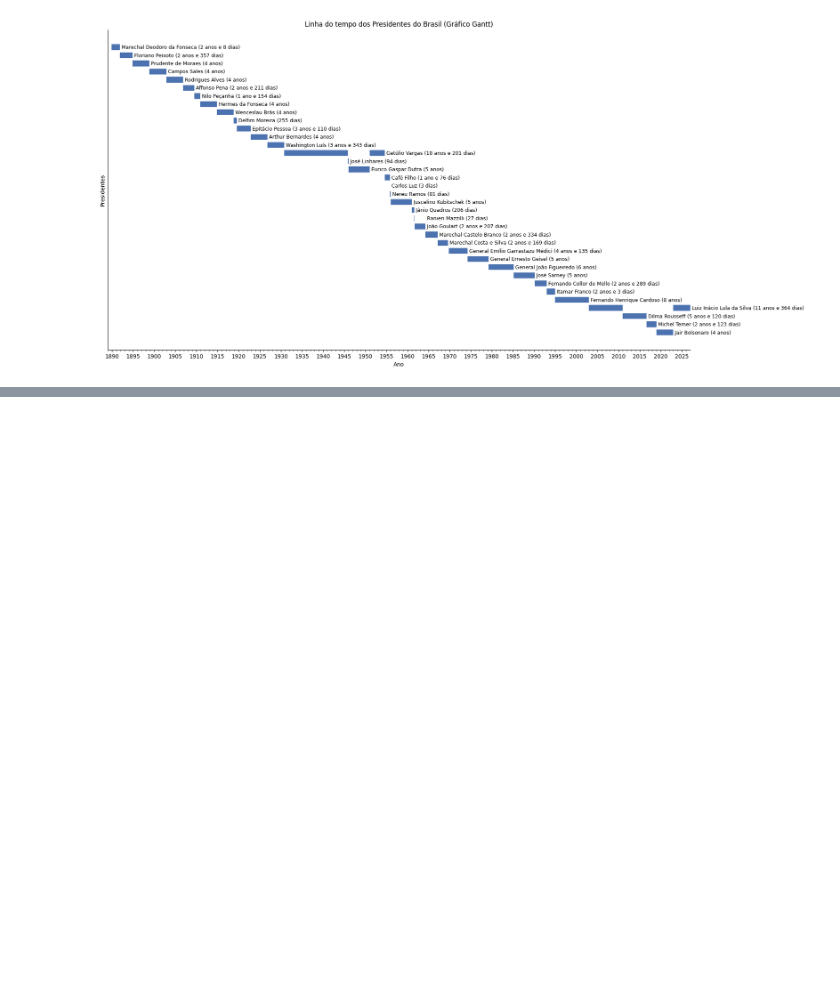
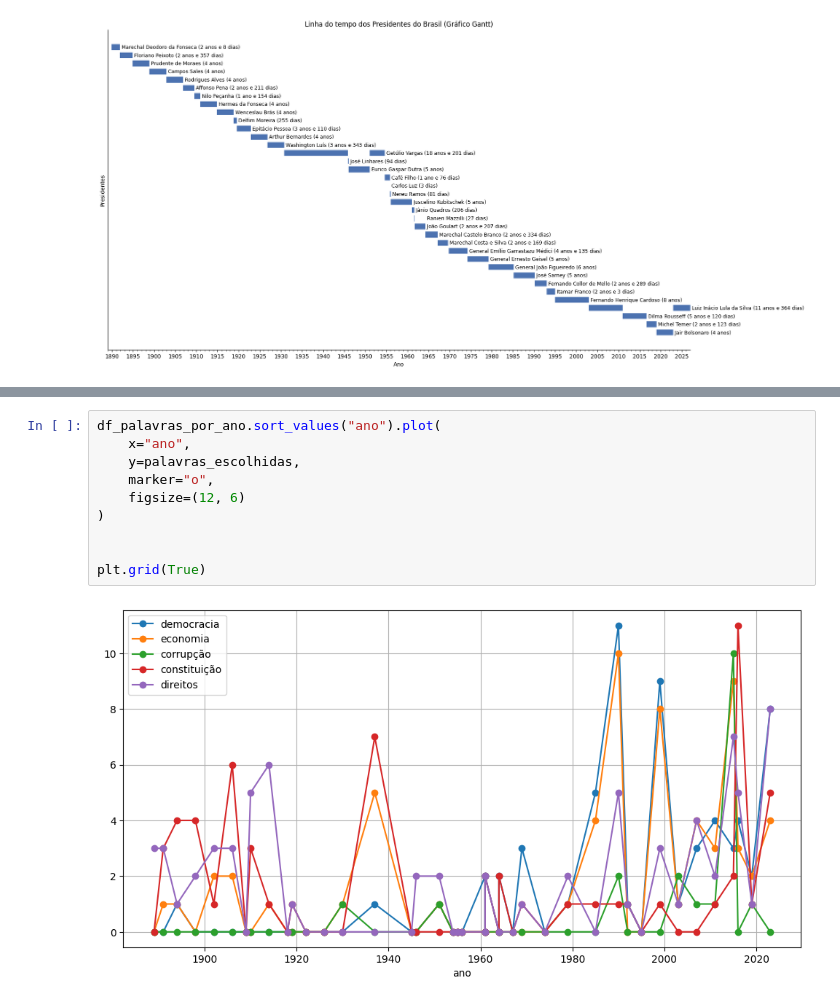
Before and after one commit to PhysicTeacherCode/Brazil-President-s-Speeches-Analysis, a Jupyter notebook: notebooks/01-exploratory.ipynb, the cells around one changed output, grey strips where cells are left out. Saved outputs shown, nothing was run; the diff lists cells and outputs as text; blank space fills up the shorter version.

```diff
--- a/notebooks/01-exploratory.ipynb
+++ b/notebooks/01-exploratory.ipynb
@@ -482,0 +553,12 @@ plot_grafico_gantt(df_mandatos, 'Linha do tempo dos Presidentes do Brasil (Gráf
+# %%
+df_palavras_por_ano.sort_values("ano").plot(
+    x="ano",
+    y=palavras_escolhidas,
+    marker="o",
+    figsize=(12, 6)
+)
+
+
+plt.grid(True)
+# %% [output]
+[figure, added]
```
Also changed, not shown: parts of 3 cells of this notebook.
